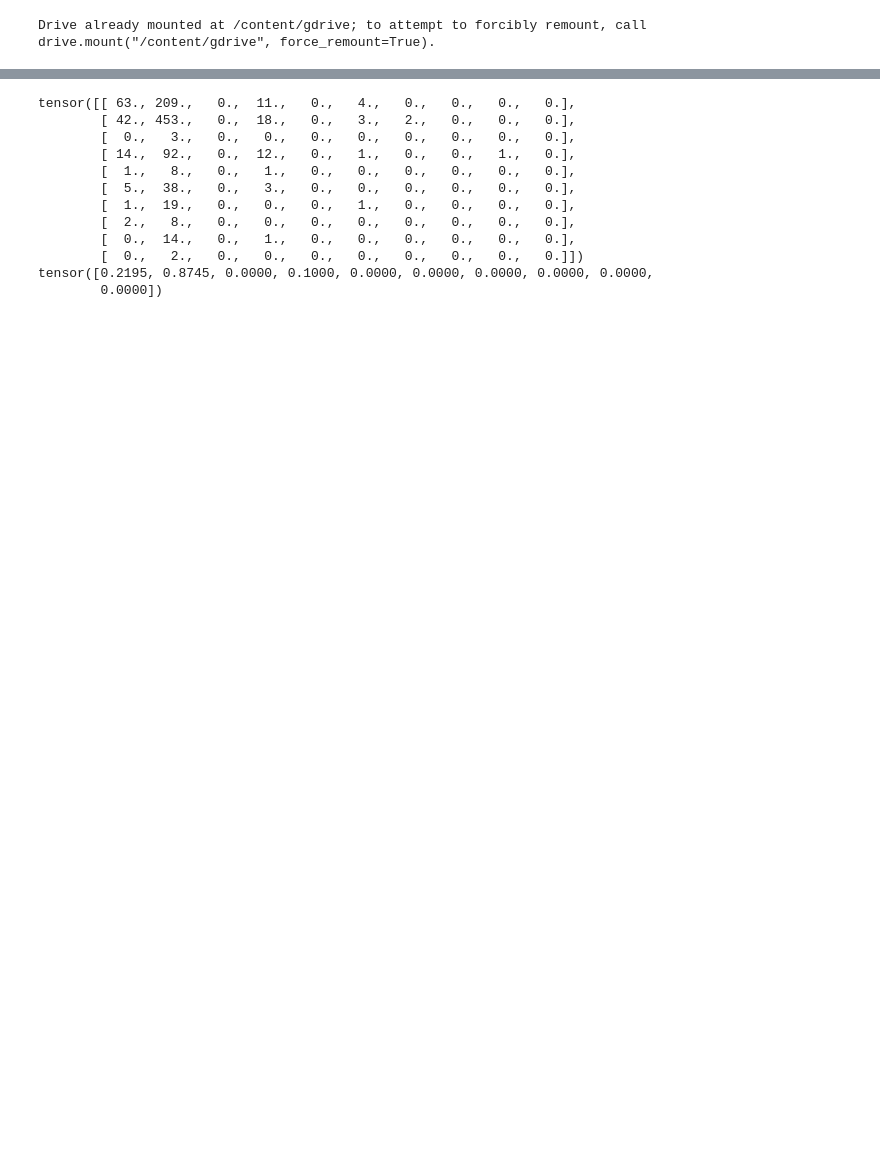
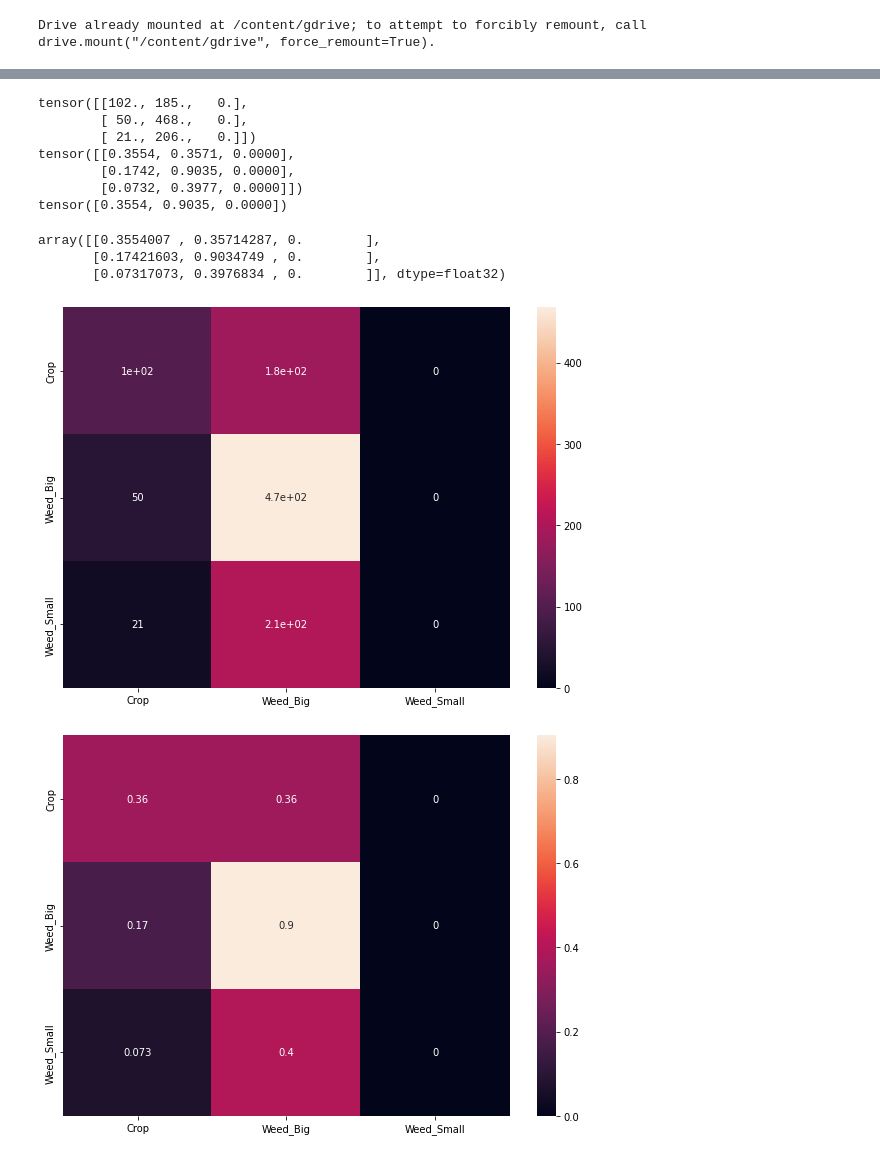
Before and after one commit to mepix/CropWeedClassification, a Jupyter notebook: CropCNN.ipynb, the cells around one changed output, grey strips where cells are left out. Saved outputs shown, nothing was run; the diff lists cells and outputs as text; code cells hidden in the pictures; blank space fills up the shorter version.

```diff
--- a/CropCNN.ipynb
+++ b/CropCNN.ipynb
@@ -356,30 +386,60 @@ Best Test Acc: 0.511628
 # %%
-# https://stackoverflow.com/questions/53290306/confusion-matrix-and-test-accuracy-for-pytorch-transfer-learning-tutorial
+def getConfusionMatrix(dataloader,number_classes,verbose=True):
+  """Calculates the Confusion Matrix for the given dataloader"""
+  # https://stackoverflow.com/questions/53290306/confusion-matrix-and-test-accuracy-for-pytorch-transfer-learning-tutorial
 
-nb_classes = 10
+  # Create a placeholder matrix
+  confusion_matrix = torch.zeros(number_classes, number_classes)
 
-confusion_matrix = torch.zeros(nb_classes, nb_classes)
-with torch.no_grad():
-    for i, (inputs, classes) in enumerate(dataloaders['test']):
-        inputs = inputs.to(device)
-        classes = classes.to(device)
-        outputs = model(inputs)
-        _, preds = torch.max(outputs, 1)
-        for t, p in zip(classes.view(-1), preds.view(-1)):
-                confusion_matrix[t.long(), p.long()] += 1
+  # Fill out the confusion Matrix
+  with torch.no_grad():
+      for i, (inputs, classes) in enumerate(dataloader):
+          inputs = inputs.to(device)
+          classes = classes.to(device)
+          outputs = model(inputs)
+          _, preds = torch.max(outputs, 1)
+          for t, p in zip(classes.view(-1), preds.view(-1)):
+                  confusion_matrix[t.long(), p.long()] += 1
 
-print(confusion_matrix)
-print(confusion_matrix.diag()/confusion_matrix.sum(1))
+  confusion_matrix_percent = confusion_matrix/confusion_matrix.sum(1)
+
+  # Print the array outputs
+  if verbose:
+    print(confusion_matrix)
+    print(confusion_matrix_percent)
+    print(confusion_matrix.diag()/confusion_matrix.sum(1))
+
+  return confusion_matrix, confusion_matrix_percent
+
+def plotConfusionMatrix(confusion_matrix,labels=None):
+  """Plots the Confusion Matrix and returns generated NumPy Array"""
+  # Convert GPU Tensor to CPU Numpy Array
+  confusion_matrix_np = confusion_matrix.cpu().detach().numpy()
+
+  # Convert to Pandas Frame
+  confusion_matrix_df = pd.DataFrame(
+      confusion_matrix_np,
+      index = labels,
+      columns = labels)
+  plt.figure(figsize = (10,7))
+  sn.heatmap(confusion_matrix_df, annot=True)
+
+  # Return the Numpy Array
+  return confusion_matrix_np
+
+conf_mat, conf_mat_pct = getConfusionMatrix(dataloaders['test'],len(labels))
+plotConfusionMatrix(conf_mat,labels)
+plotConfusionMatrix(conf_mat_pct,labels)
 # %% [output]
-tensor([[ 63., 209.,   0.,  11.,   0.,   4.,   0.,   0.,   0.,   0.],
-        [ 42., 453.,   0.,  18.,   0.,   3.,   2.,   0.,   0.,   0.],
-        [  0.,   3.,   0.,   0.,   0.,   0.,   0.,   0.,   0.,   0.],
-        [ 14.,  92.,   0.,  12.,   0.,   1.,   0.,   0.,   1.,   0.],
-        [  1.,   8.,   0.,   1.,   0.,   0.,   0.,   0.,   0.,   0.],
-        [  5.,  38.,   0.,   3.,   0.,   0.,   0.,   0.,   0.,   0.],
-        [  1.,  19.,   0.,   0.,   0.,   1.,   0.,   0.,   0.,   0.],
-        [  2.,   8.,   0.,   0.,   0.,   0.,   0.,   0.,   0.,   0.],
-        [  0.,  14.,   0.,   1.,   0.,   0.,   0.,   0.,   0.,   0.],
-        [  0.,   2.,   0.,   0.,   0.,   0.,   0.,   0.,   0.,   0.]])
-tensor([0.2195, 0.8745, 0.0000, 0.1000, 0.0000, 0.0000, 0.0000, 0.0000, 0.0000,
-        0.0000])
+tensor([[102., 185.,   0.],
+        [ 50., 468.,   0.],
+        [ 21., 206.,   0.]])
+tensor([[0.3554, 0.3571, 0.0000],
+        [0.1742, 0.9035, 0.0000],
+        [0.0732, 0.3977, 0.0000]])
+tensor([0.3554, 0.9035, 0.0000])
+array([[0.3554007 , 0.35714287, 0.        ],
+       [0.17421603, 0.9034749 , 0.        ],
+       [0.07317073, 0.3976834 , 0.        ]], dtype=float32)
+[figure, added]
+[figure, added]
```
Also changed, not shown: parts of 7 cells of this notebook.
